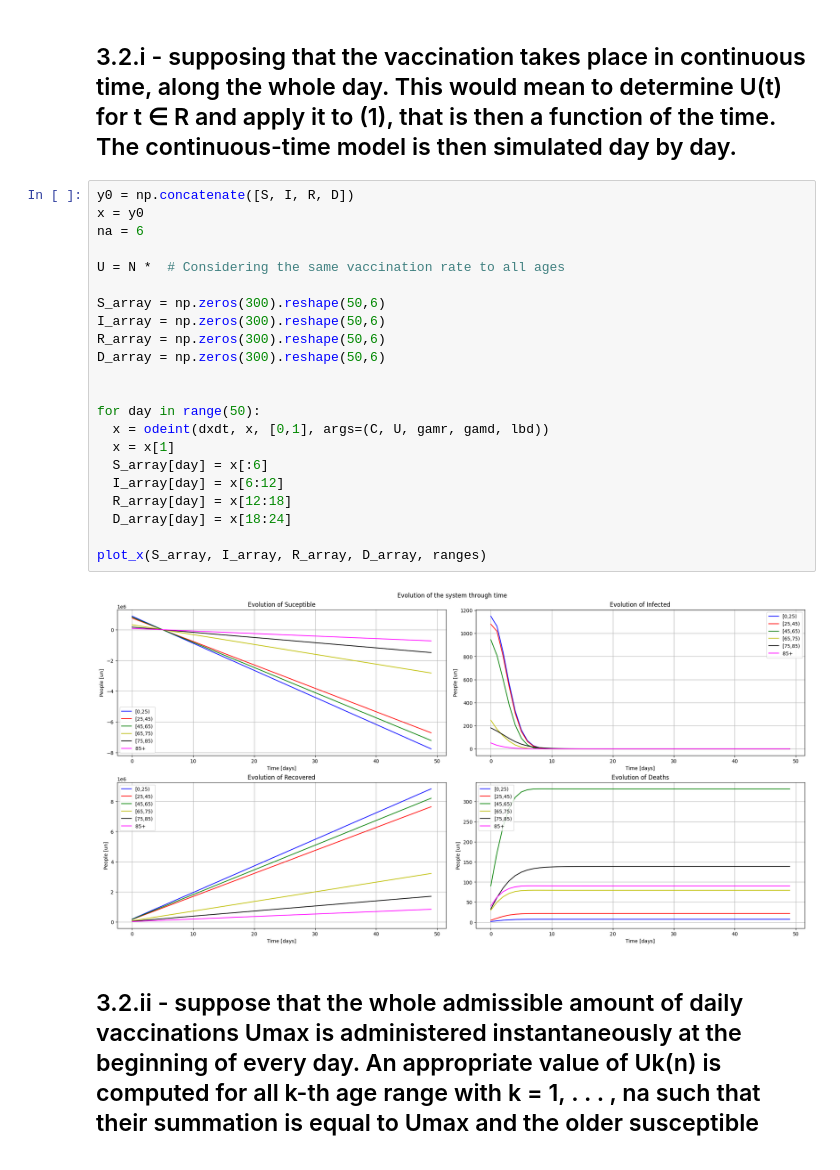
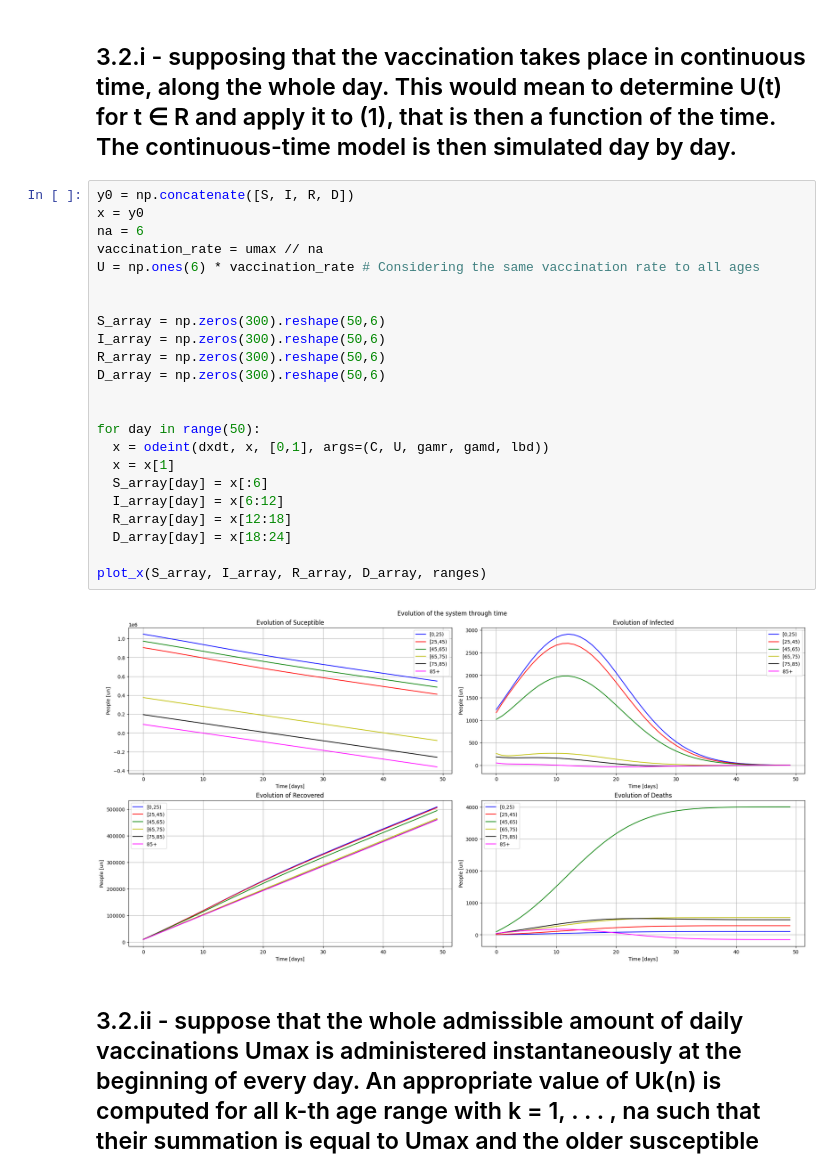
Before and after one commit to douglasmmachado/MPC, a Jupyter notebook: COVID-19.ipynb, the cells around one changed output. Cells and saved outputs as stored; diff of their text form.

```diff
--- a/COVID-19.ipynb
+++ b/COVID-19.ipynb
@@ -182,27 +182,28 @@ plot_x(S_array, I_array, R_array, D_array, ranges)
 # %%
 y0 = np.concatenate([S, I, R, D])
 x = y0
 na = 6
+vaccination_rate = umax // na
+U = np.ones(6) * vaccination_rate # Considering the same vaccination rate to all ages
 
-U = N *  # Considering the same vaccination rate to all ages
 
 S_array = np.zeros(300).reshape(50,6)
 I_array = np.zeros(300).reshape(50,6)
 R_array = np.zeros(300).reshape(50,6)
 D_array = np.zeros(300).reshape(50,6)
 
 
 for day in range(50):
   x = odeint(dxdt, x, [0,1], args=(C, U, gamr, gamd, lbd))
   x = x[1]
   S_array[day] = x[:6]
   I_array[day] = x[6:12]
   R_array[day] = x[12:18]
   D_array[day] = x[18:24]
 
 plot_x(S_array, I_array, R_array, D_array, ranges)
 # %% [output]
-[figure, old version]
+[figure, new version]
 # %% [markdown]
 ## 3.2.ii - suppose that the whole admissible amount of daily vaccinations Umax is administered instantaneously at the beginning of every day. An appropriate value of Uk(n) is computed for all k-th age range with k = 1, . . . , na such that their summation is equal to Umax and the older susceptible individuals are vaccinated first. After the instantaneous update of the number of susceptibles and recovered, the system (1) is simulated in open loop till the following day.
 # %%
```
